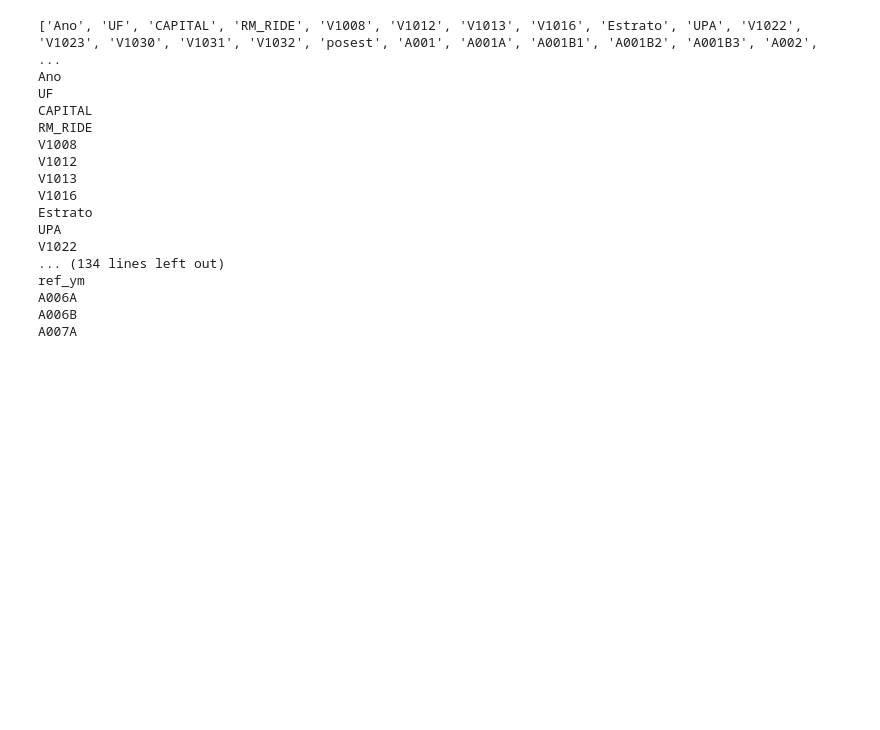
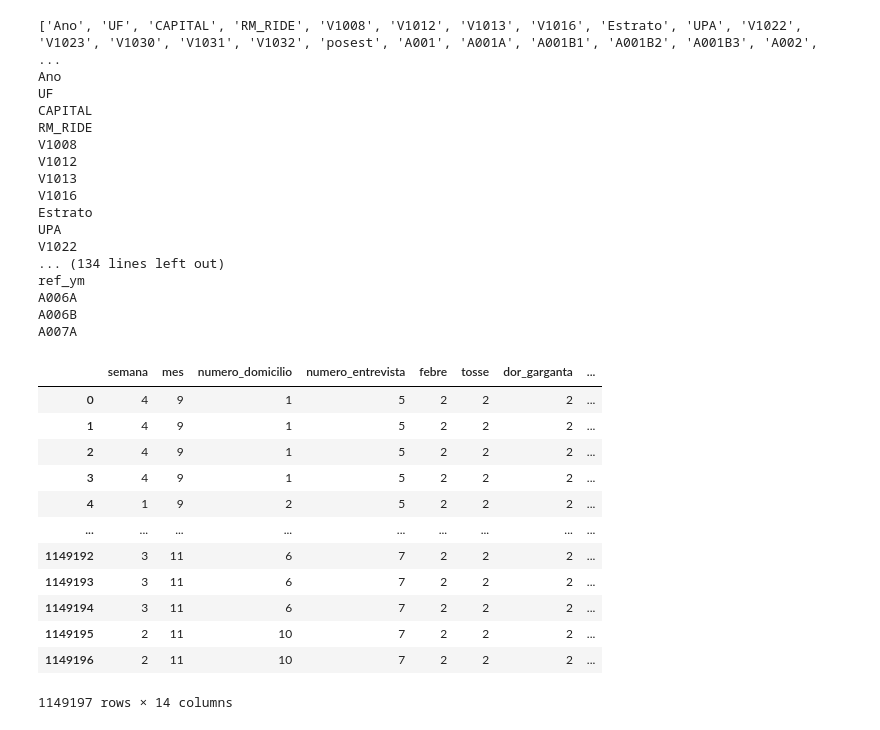
Before and after one commit to jaqueantunes/covid_pos, a Jupyter notebook: pos_T3.ipynb, the cells around one changed output. Cells and saved outputs as stored; diff of their text form; code cells hidden in the pictures; blank space fills up the shorter version.

```diff
--- a/pos_T3.ipynb
+++ b/pos_T3.ipynb
@@ -146,0 +149,36 @@ df2 = df.rename(columns={
+# %%
+df2 = df.rename(columns={
+    "V1012": "semana",
+    "V1013": "mes",
+    "V1008": "numero_domicilio",
+    "V1016": "numero_entrevista",
+    "B0011": "febre",
+    "B0012": "tosse",
+    "B0013": "dor_garganta",
+    "B0014": "dificuldade_respirar",
+    "B0016": "dor_cabeca",
+    "B0018": "perda_olfato_paladar",
+    "B0019": "dor_peito",
+    "B002" : "atendimento",
+    # B002 = Por causa disso foi a algum estabelecimento de saúde?
+    "B008" : "realizacao_teste_covid",
+    "B011": "resultado_teste_covid",
+})
+# %%
+df_clinico = df2[["semana","mes","numero_domicilio","numero_entrevista","febre","tosse","dor_garganta","dificuldade_respirar","dor_cabeca","perda_olfato_paladar","dor_peito","atendimento","realizacao_teste_covid","resultado_teste_covid",]]
+# %%
+df_clinico
+# %% [output]
+|  | semana | mes | numero_domicilio | numero_entrevista | febre | tosse | dor_garganta | ... |
+| 0 | 4 | 9 | 1 | 5 | 2 | 2 | 2 | ... |
+| 1 | 4 | 9 | 1 | 5 | 2 | 2 | 2 | ... |
+| 2 | 4 | 9 | 1 | 5 | 2 | 2 | 2 | ... |
+| 3 | 4 | 9 | 1 | 5 | 2 | 2 | 2 | ... |
+| 4 | 1 | 9 | 2 | 5 | 2 | 2 | 2 | ... |
+| ... | ... | ... | ... | ... | ... | ... | ... | ... |
+| 1149192 | 3 | 11 | 6 | 7 | 2 | 2 | 2 | ... |
+| 1149193 | 3 | 11 | 6 | 7 | 2 | 2 | 2 | ... |
+| 1149194 | 3 | 11 | 6 | 7 | 2 | 2 | 2 | ... |
+| 1149195 | 2 | 11 | 10 | 7 | 2 | 2 | 2 | ... |
+| 1149196 | 2 | 11 | 10 | 7 | 2 | 2 | 2 | ... |
+1149197 rows × 14 columns
```
Also changed, not shown: parts of 5 cells of this notebook.
